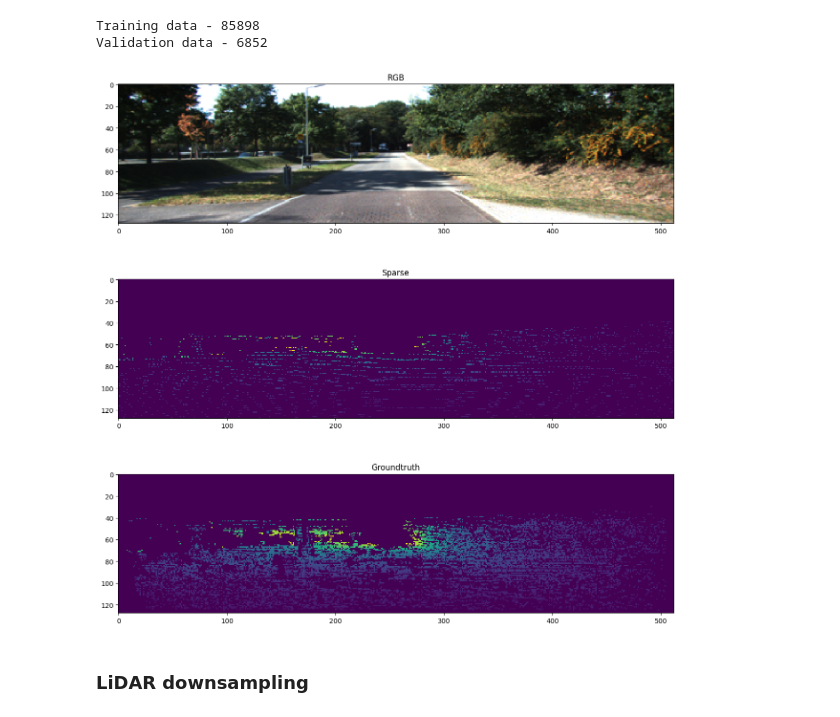
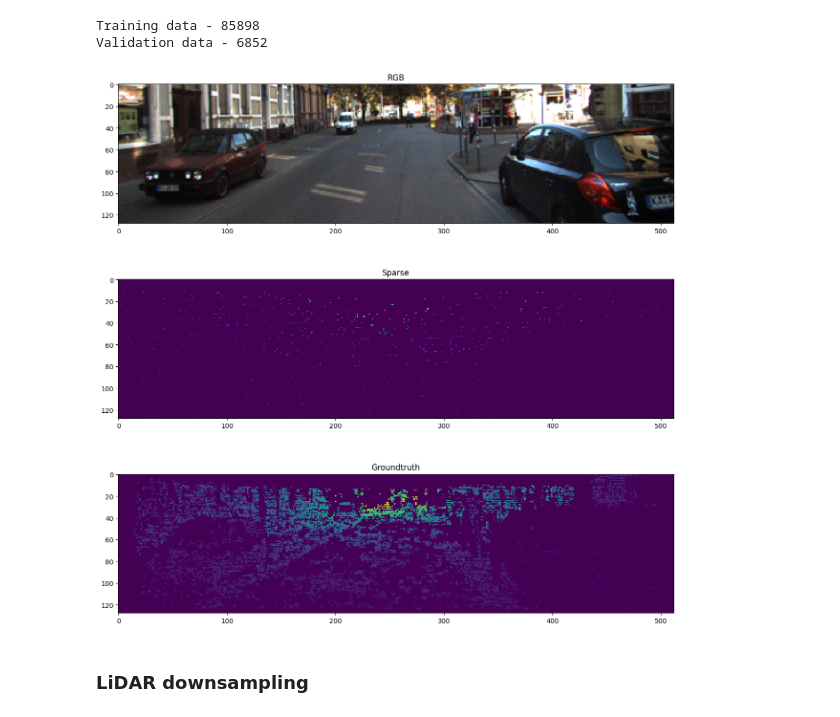
Before and after one commit to devolay/depth-completion-mp, a Jupyter notebook: notebooks/dataset_test.ipynb, the cells around one changed output. Cells and saved outputs as stored; diff of their text form; code cells hidden in the pictures.

```diff
--- a/notebooks/dataset_test.ipynb
+++ b/notebooks/dataset_test.ipynb
@@ -14,10 +16,10 @@ print(f"Validation data - {len(validation_dataset)}")
 # %% [output]
 Training data - 85898
 Validation data - 6852
-# %%
-visualize_sample(training_dataset[1000])
-# %% [output]
-[figure, removed]
+# %%
+visualize_sample(training_dataset_processed[9999])
+# %% [output]
+[figure, added]
 # %% [markdown]
 ### LiDAR downsampling
 # %%
```
Also changed, not shown: parts of 9 cells of this notebook, 6 other files.
